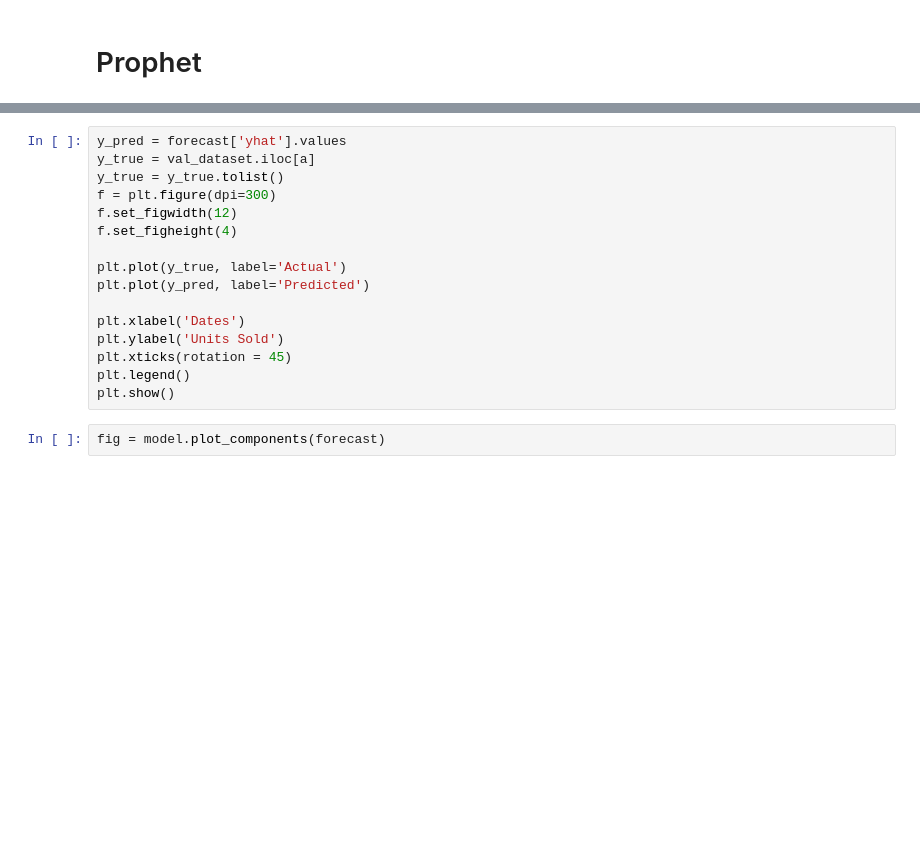
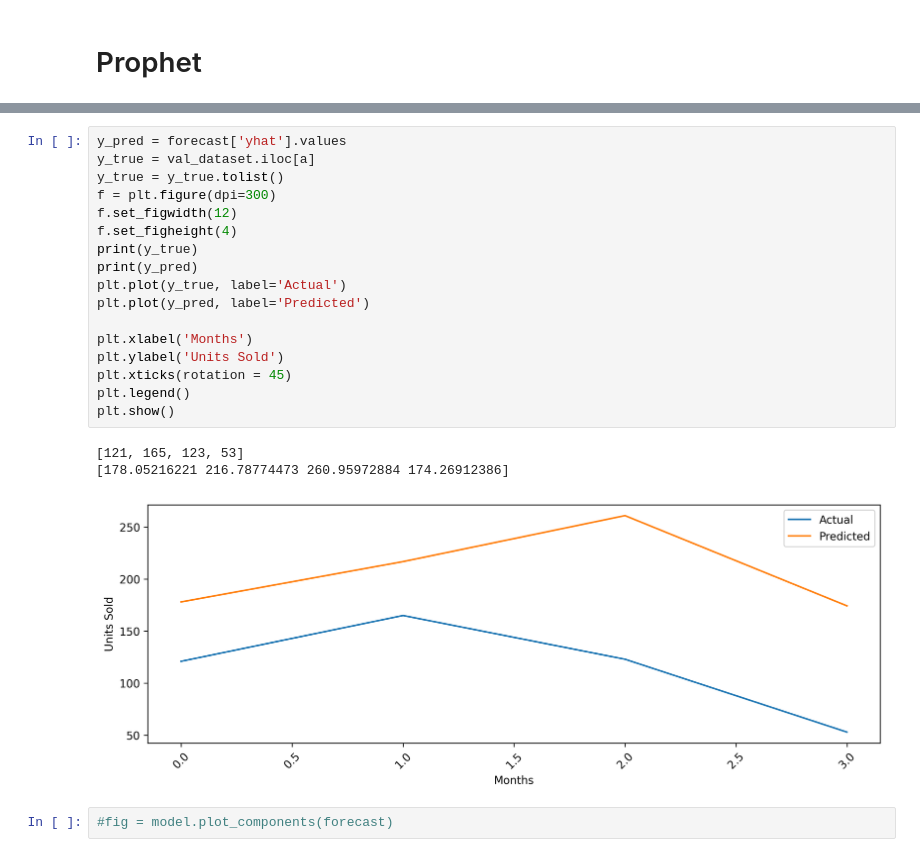
Before and after one commit to dnezan/km-sku-prediction, a Jupyter notebook: KM_forecast_practice_monthly.ipynb, the cells around one changed output, grey strips where cells are left out. Drawn from its saved outputs; the diff is of its cells as text; blank space fills up the shorter version.

```diff
--- a/KM_forecast_practice_monthly.ipynb
+++ b/KM_forecast_practice_monthly.ipynb
@@ -449,18 +514,23 @@ plt.show()
 # %%
 y_pred = forecast['yhat'].values
 y_true = val_dataset.iloc[a]
 y_true = y_true.tolist()
 f = plt.figure(dpi=300)
 f.set_figwidth(12)
 f.set_figheight(4)
-
+print(y_true)
+print(y_pred)
 plt.plot(y_true, label='Actual')
 plt.plot(y_pred, label='Predicted')
 
-plt.xlabel('Dates')
+plt.xlabel('Months')
 plt.ylabel('Units Sold')
 plt.xticks(rotation = 45)
 plt.legend()
 plt.show()
+# %% [output]
+[121, 165, 123, 53]
+[178.05216221 216.78774473 260.95972884 174.26912386]
+[figure, added]
 # %%
-fig = model.plot_components(forecast)
+#fig = model.plot_components(forecast)
```
Also changed, not shown: parts of 2 cells of this notebook.
